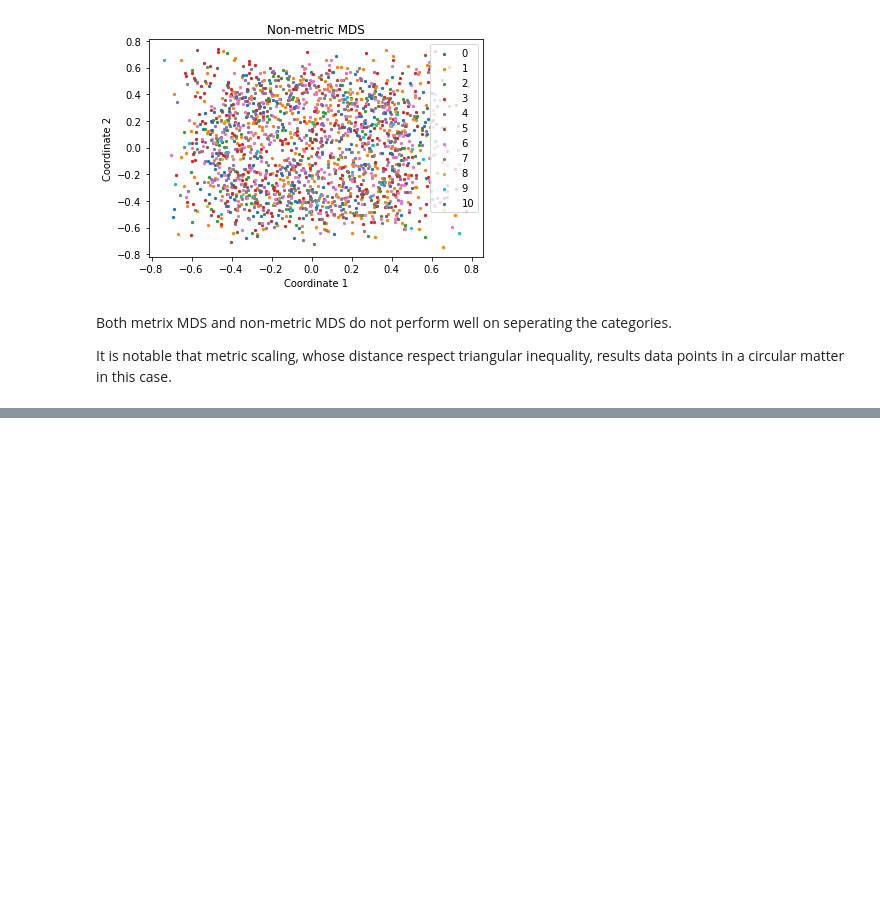
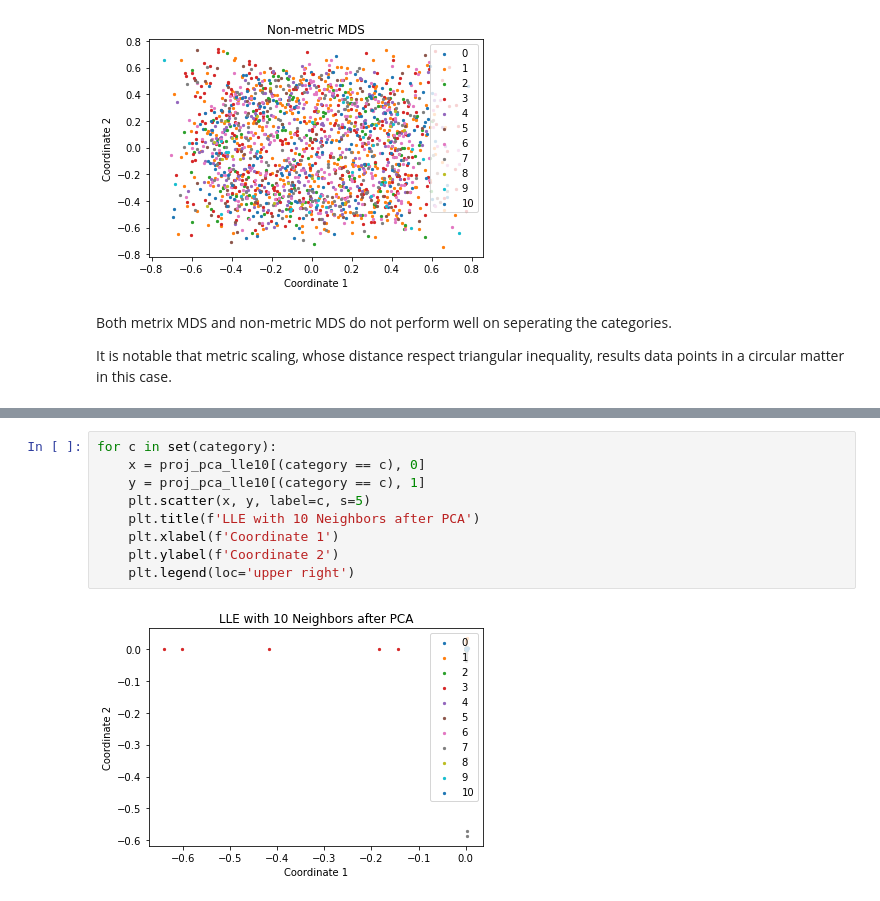
Before and after one commit to shaoyu0966/SLDL, a Jupyter notebook: hw3/hw3.ipynb, the cells around one changed output, grey strips where cells are left out. Saved outputs shown, nothing was run; the diff lists cells and outputs as text; blank space fills up the shorter version.

```diff
--- a/hw3/hw3.ipynb
+++ b/hw3/hw3.ipynb
@@ -616,0 +676,11 @@ It is notable that metric scaling, whose distance respect triangular inequality,
+# %%
+for c in set(category):
+    x = proj_pca_lle10[(category == c), 0]
+    y = proj_pca_lle10[(category == c), 1]
+    plt.scatter(x, y, label=c, s=5)
+    plt.title(f'LLE with 10 Neighbors after PCA')
+    plt.xlabel(f'Coordinate 1')
+    plt.ylabel(f'Coordinate 2')
+    plt.legend(loc='upper right')
+# %% [output]
+[figure, added]
```
Also changed, not shown: parts of 16 cells of this notebook.
